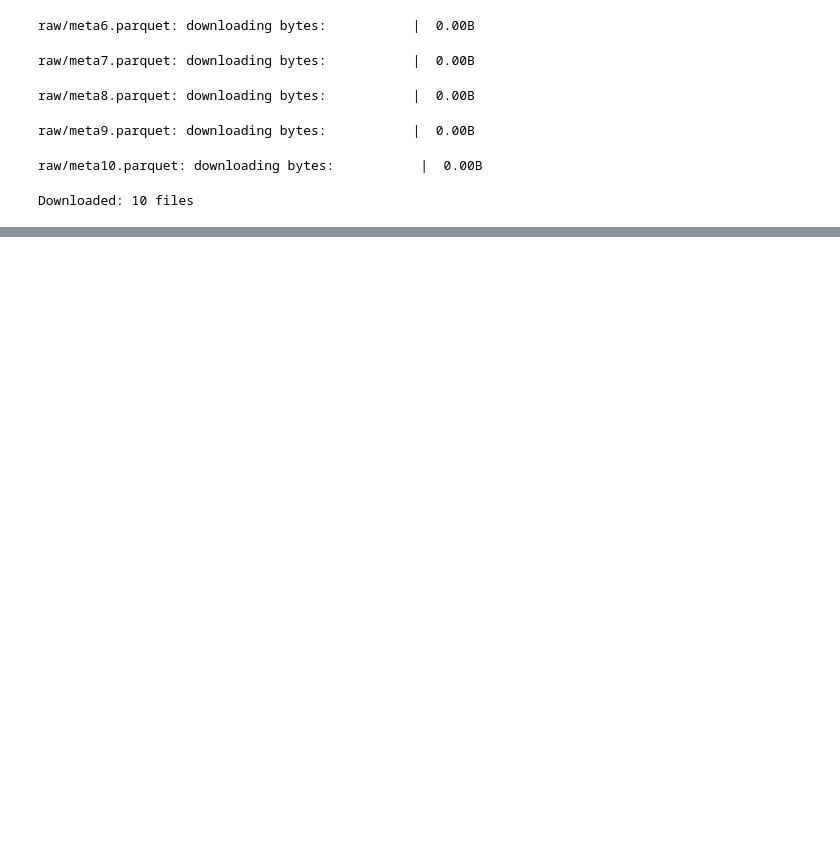
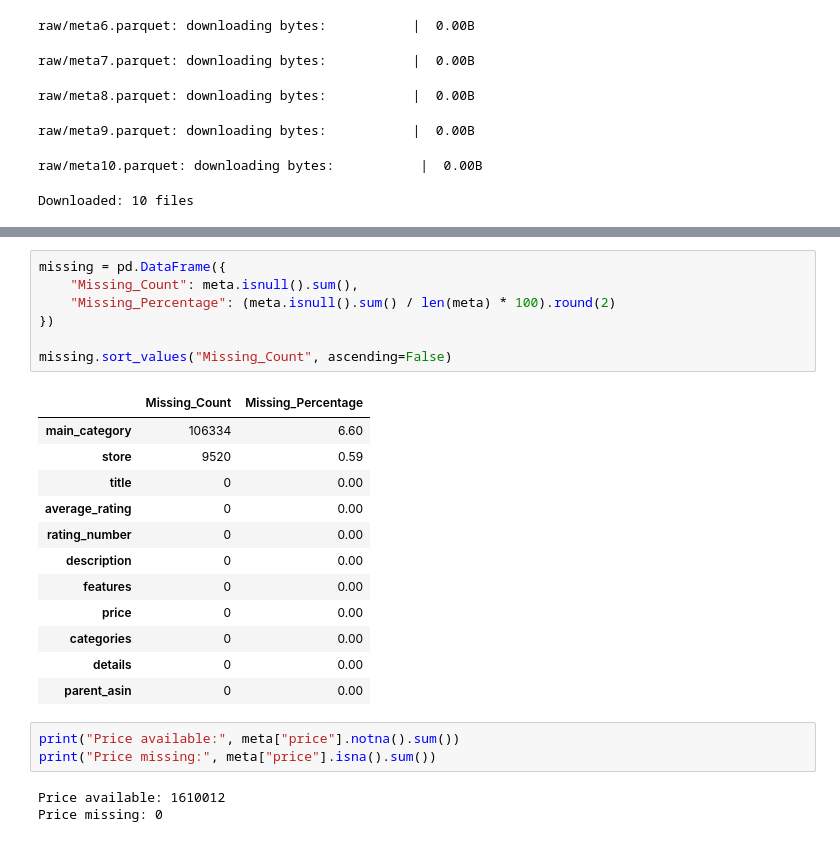
Before and after one commit to satyamkarn100-ctrl/Neural-Recommendation-Personalization-Engine, a Jupyter notebook: 02_preprocessing.ipynb, the cells around one changed output, grey strips where cells are left out. Drawn from its saved outputs; the diff is of its cells as text; blank space fills up the shorter version.

```diff
--- a/02_preprocessing.ipynb
+++ b/02_preprocessing.ipynb
@@ -144,0 +127,26 @@ Meta-data Coverage: 14.32 %
+# %%
+missing = pd.DataFrame({
+    "Missing_Count": meta.isnull().sum(),
+    "Missing_Percentage": (meta.isnull().sum() / len(meta) * 100).round(2)
+})
+
+missing.sort_values("Missing_Count", ascending=False)
+# %% [output]
+|  | Missing_Count | Missing_Percentage |
+| main_category | 106334 | 6.60 |
+| store | 9520 | 0.59 |
+| title | 0 | 0.00 |
+| average_rating | 0 | 0.00 |
+| rating_number | 0 | 0.00 |
+| description | 0 | 0.00 |
+| features | 0 | 0.00 |
+| price | 0 | 0.00 |
+| categories | 0 | 0.00 |
+| details | 0 | 0.00 |
+| parent_asin | 0 | 0.00 |
+# %%
+print("Price available:", meta["price"].notna().sum())
+print("Price missing:", meta["price"].isna().sum())
+# %% [output]
+Price available: 1610012
+Price missing: 0
```
Also changed, not shown: parts of 15 cells of this notebook.
